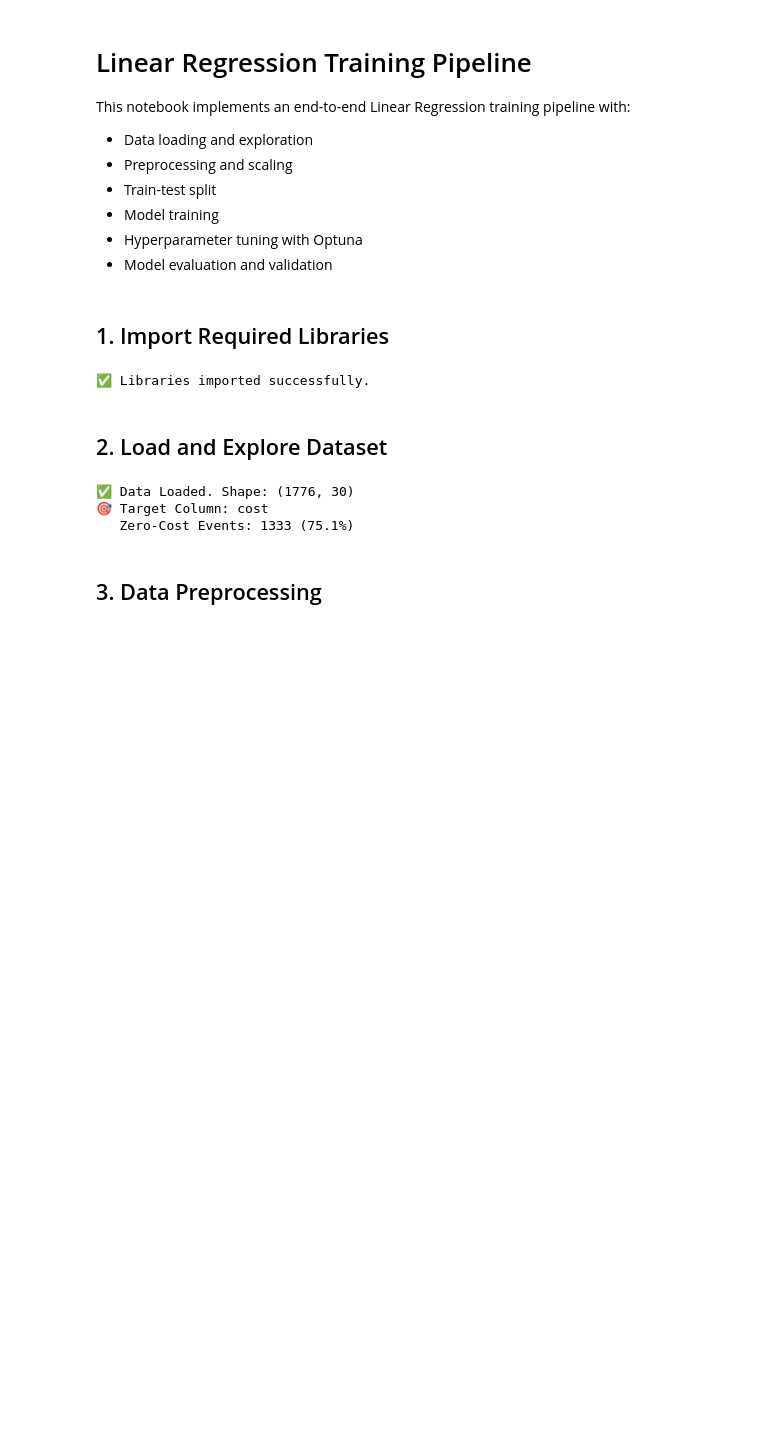
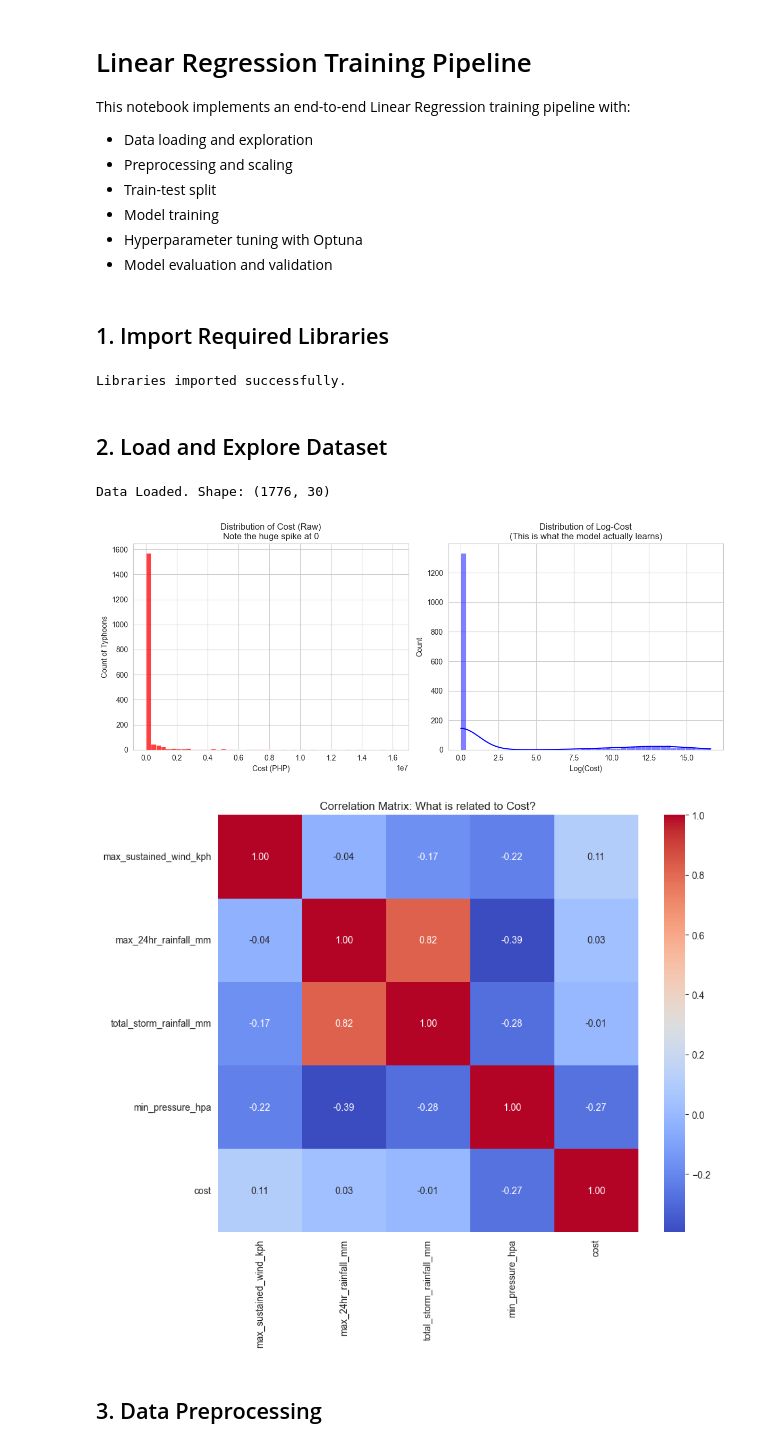
Before and after one commit to rachocr/Clustering-for-Post-Tropical-Cyclone-Impact-Profiling-in-the-Philippines, a Jupyter notebook: notebooks/Outcome Prediction/prediction_data_LR.ipynb, the cells around one changed output. Saved outputs shown, nothing was run; the diff lists cells and outputs as text; code cells hidden in the pictures; blank space fills up the shorter version.

```diff
--- a/notebooks/Outcome Prediction/prediction_data_LR.ipynb
+++ b/notebooks/Outcome Prediction/prediction_data_LR.ipynb
@@ -20,24 +20,27 @@ import joblib
 
 # Modeling
 from sklearn.model_selection import train_test_split, cross_val_score
-from sklearn.preprocessing import StandardScaler
+from sklearn.preprocessing import StandardScaler, PolynomialFeatures, RobustScaler
 from sklearn.linear_model import LogisticRegression, Ridge
-from sklearn.metrics import mean_absolute_error, r2_score, accuracy_score
+from sklearn.metrics import mean_absolute_error, r2_score, accuracy_score, confusion_matrix
 from sklearn.impute import SimpleImputer
 
 # Mute warnings
 import warnings
 warnings.filterwarnings('ignore')
 
-print("✅ Libraries imported successfully.")
+# Set visual style
+sns.set_style("whitegrid")
+plt.rcParams['figure.figsize'] = (10, 6)
+
+print("Libraries imported successfully.")
 # %% [output]
-✅ Libraries imported successfully.
+Libraries imported successfully.
 # %% [markdown]
 ## 2. Load and Explore Dataset
 # %%
 DATA_PATH = '../../data/typhoon_impact_with_extreme_weather.csv'
 
-# --- LEAD DEVELOPER CONFIGURATION ---
 INPUT_FEATURES = [
     'max_sustained_wind_kph',
     'typhoon_type',
@@ -46,41 +49,51 @@ INPUT_FEATURES = [
     'min_pressure_hpa'
 ]
 
-# Mapping Intensity (Ordinal is better for Linear Regression)
 TYPHOON_TYPE_MAPPING = {
-    'TD': 0,   # Tropical Depression
-    'TS': 1,   # Tropical Storm
-    'STS': 2,  # Severe Tropical Storm
-    'TY': 3,   # Typhoon
-    'STY': 4   # Super Typhoon
+    'TD': 0, 'TS': 1, 'STS': 2, 'TY': 3, 'STY': 4
 }
-# ------------------------------------
 
 try:
     df = pd.read_csv(DATA_PATH)
-
-    # Normalize Column Names
     df.columns = df.columns.str.lower().str.replace(' ', '_').str.replace('/', '_')
-
-    # Target Selection
     TARGET_COLUMN = 'cost'
 
-    print(f"✅ Data Loaded. Shape: {df.shape}")
-    print(f"🎯 Target Column: {TARGET_COLUMN}")
+    print(f"Data Loaded. Shape: {df.shape}")
 
     # Drop rows where target is missing
     df = df.dropna(subset=[TARGET_COLUMN])
 
-    # Check for Zero-Inflation
-    zeros = (df[TARGET_COLUMN] == 0).sum()
-    print(f"   Zero-Cost Events: {zeros} ({zeros/len(df):.1%})")
-
 except Exception as e:
-    print(f"❌ Error: {e}")
+    print(f"Error: {e}")
 # %% [output]
-✅ Data Loaded. Shape: (1776, 30)
-🎯 Target Column: cost
-   Zero-Cost Events: 1333 (75.1%)
+Data Loaded. Shape: (1776, 30)
+# %%
+plt.figure(figsize=(12, 5))
+plt.subplot(1, 2, 1)
+sns.histplot(df[TARGET_COLUMN], bins=50, kde=False, color='red')
+plt.title(f"Distribution of Cost (Raw)\nNote the huge spike at 0")
+plt.xlabel("Cost (PHP)")
+plt.ylabel("Count of Typhoons")
+
+# B. Log-Transformed Distribution (How the model sees it)
+# We add +1 to avoid log(0) error
+plt.subplot(1, 2, 2)
+sns.histplot(np.log1p(df[TARGET_COLUMN]), bins=50, kde=True, color='blue')
+plt.title(f"Distribution of Log-Cost\n(This is what the model actually learns)")
+plt.xlabel("Log(Cost)")
+plt.tight_layout()
+plt.show()
+
+# C. Correlation Matrix (What drives cost?)
+# We select numerical columns to see relationships
+numeric_df = df[INPUT_FEATURES + [TARGET_COLUMN]].select_dtypes(include=np.number)
+plt.figure(figsize=(10, 8))
+sns.heatmap(numeric_df.corr(), annot=True, cmap='coolwarm', fmt=".2f")
+plt.title("Correlation Matrix: What is related to Cost?")
+plt.show()
+# %% [output]
+[figure, added]
+[figure, added]
 # %% [markdown]
 ## 3. Data Preprocessing
 # %%
```
Also changed, not shown: parts of 15 cells of this notebook, 1 other file.
